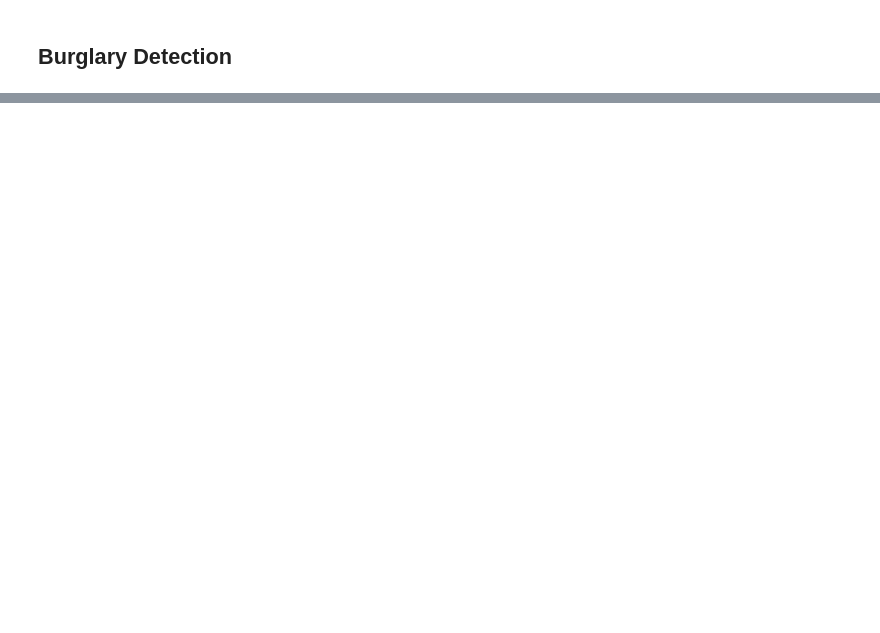
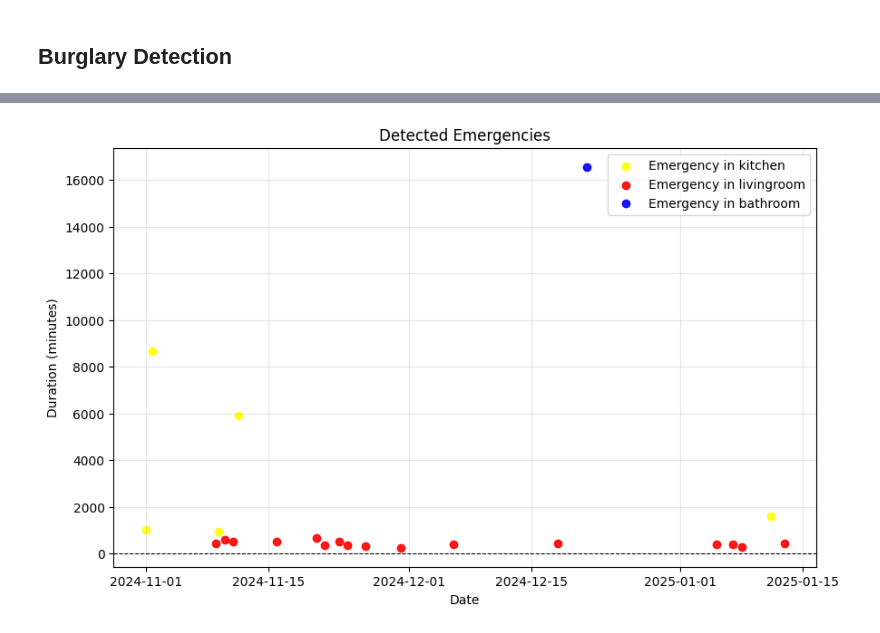
Before and after one commit to radovluk/sif, a Jupyter notebook: monitoring/monitoring.ipynb, the cells around one changed output, grey strips where cells are left out. Drawn from its saved outputs; the diff is of its cells as text; code cells hidden in the pictures; blank space fills up the shorter version.

```diff
--- a/monitoring/monitoring.ipynb
+++ b/monitoring/monitoring.ipynb
@@ -392,0 +481,2 @@ Response: None
+# %%
+prepared_df = prepare_data_for_detection(sensor_data)
@@ -392,0 +496,46 @@ Response: None
+# %%
+duration_df = prepared_df
+# %%
+# Convert duration_seconds to minutes
+duration_df['duration_minutes'] = duration_df['duration_seconds'] / 60
+
+# Detect emergencies based on 3 standard deviations from the mean
+def detect_emergencies(row, stats_df):
+    stats = stats_df[stats_df['room'] == row['room']]
+    if stats.empty:
+        return False
+    mean = stats['mean'].values[0]
+    std = stats['std'].values[0]
+    lower_bound = max(mean - 3 * std, 0)
+    upper_bound = mean + 3 * std
+    return row['duration_seconds'] < lower_bound or row['duration_seconds'] > upper_bound
+
+duration_df['emergency'] = duration_df.apply(detect_emergencies, axis=1, stats_df=stats_df)
+
+# Filter emergencies
+emergencies_df = duration_df[duration_df['emergency']]
+
+# Define colors for each room
+room_colors = {
+    'kitchen': 'yellow',
+    'livingroom': 'red',
+    'bathroom': 'blue'
+}
+
+plt.figure(figsize=(10, 6))
+
+if not emergencies_df.empty:
+    for room, color in room_colors.items():
+        room_emergencies = emergencies_df[emergencies_df['room'] == room]
+        plt.scatter(room_emergencies['start_time'], room_emergencies['duration_minutes'], color=color, label=f"Emergency in {room}", alpha=0.9)
+
+plt.axhline(0, color='black', linestyle='--', linewidth=0.8)
+plt.xlabel('Date')
+plt.ylabel('Duration (minutes)')
+plt.title('Detected Emergencies')
+plt.legend()
+plt.grid(alpha=0.3)
+plt.savefig('detected_emergencies.pdf')
+plt.show()
+# %% [output]
+[figure, added]
```
Also changed, not shown: parts of 41 cells of this notebook, 3 other files.
